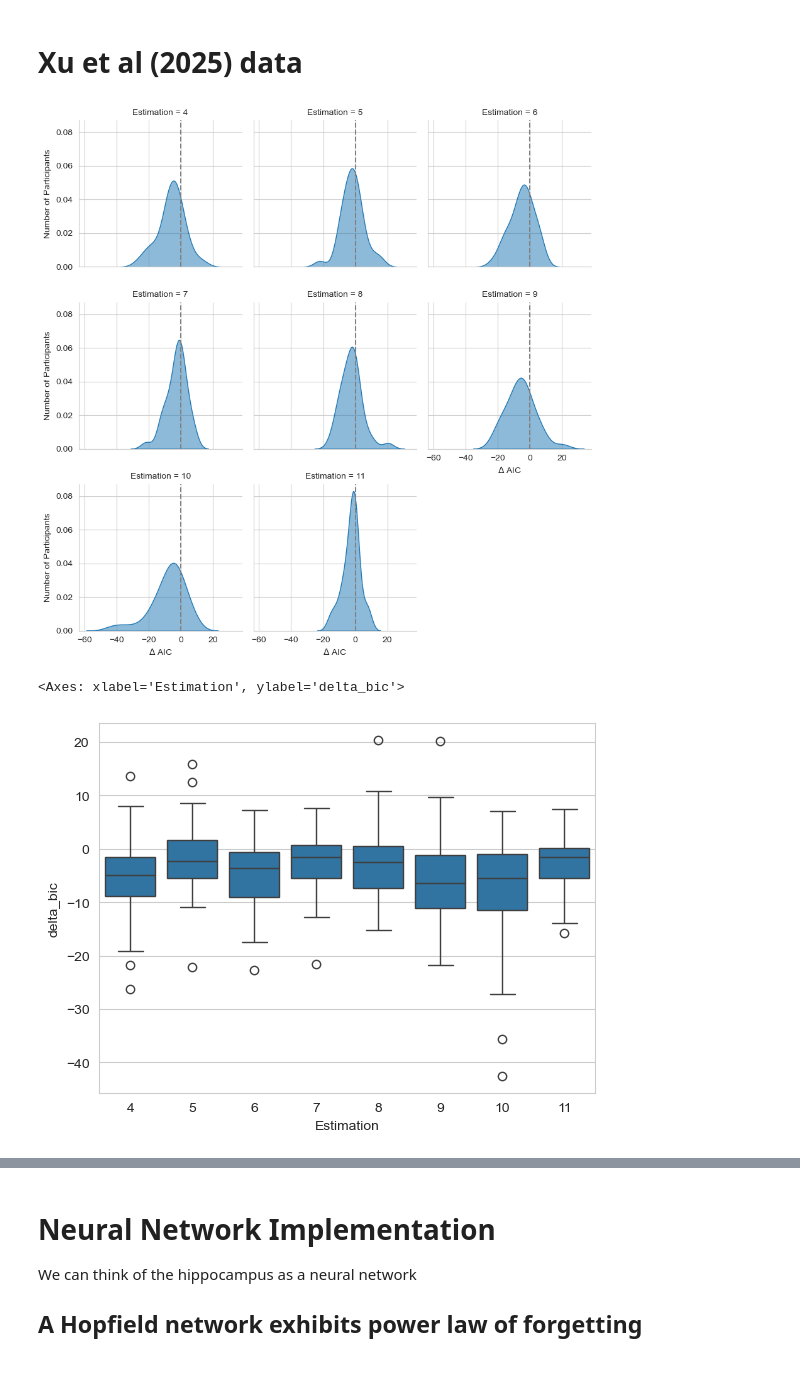
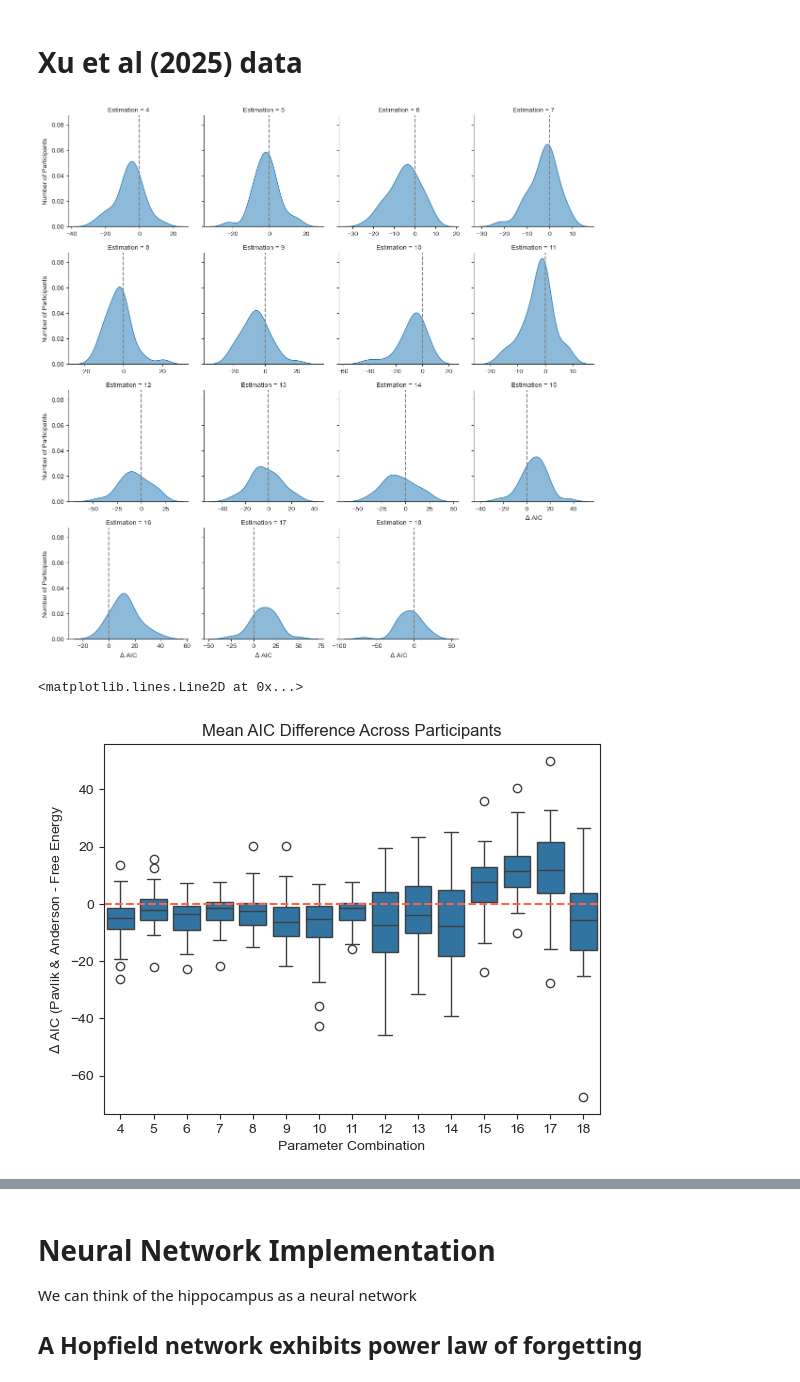
Before and after one commit to UWCCDL/SpacingEffect, a Jupyter notebook: spacing.ipynb, the cells around one changed output, grey strips where cells are left out. Saved outputs shown, nothing was run; the diff lists cells and outputs as text; code cells hidden in the pictures.

```diff
--- a/spacing.ipynb
+++ b/spacing.ipynb
@@ -1199,20 +1199,10 @@ plt.show()
 # Xu et al (2025) data
 # %%
 dfs=[]
-for i in np.arange(3, 11):
+for i in np.arange(3, 18):
     partial = pd.read_csv("fear/fit%d/slimstampen_model_comparison_summary.csv" % (i+1))
     partial['Estimation'] = (i+1)
     dfs.append(partial)
-
-
-df1 = pd.read_csv("fear/fit1/slimstampen_model_comparison_summary.csv")
-df1['Estimation'] = 1
-
-df2 = pd.read_csv("fear/fit2/slimstampen_model_comparison_summary.csv")
-df2['Estimation'] = 2
-
-df3 = pd.read_csv("fear/fit3/slimstampen_model_comparison_summary.csv")
-df3['Estimation'] = 3
 
 #df = pd.concat([df1, df2, df3])
 df = pd.concat(dfs)
@@ -1222,19 +1212,24 @@ mask = df['nll_fear'] < 1000
 
 df = df[mask]
 
-
-g = sns.FacetGrid(data=df, col="Estimation", col_wrap=3)
+sns.set_style("ticks")
+g = sns.FacetGrid(data=df, col="Estimation", col_wrap=4, sharex=False)
 #g.map_dataframe(sns.histplot, "delta_bic", bins=np.arange(-60, 60, 10))
-g.map_dataframe(sns.kdeplot, "delta_aic", fill=True, alpha=0.5)
+g.map_dataframe(sns.kdeplot, "delta_bic", fill=True, alpha=0.5)
 #g.map_dataframe(sns.boxplot, "delta_aic", fill=True)# alpha=0.5)
 g.set_axis_labels(r"$\Delta$ AIC", "Number of Participants")
 g.refline(x=0, linestyle="--")
 plt.tight_layout()
 # %% [output]
-[figure, old version]
+[figure, new version]
 # %%
-sns.boxplot(df, x="Estimation", y="delta_bic")
+sns.set_style("ticks")
+ax=sns.boxplot(df, x="Estimation", y="delta_bic")
+ax.set_xlabel("Parameter Combination")
+ax.set_ylabel(r"$\Delta$ AIC (Pavlik & Anderson - Free Energy")
+ax.set_title("Mean AIC Difference Across Participants")
+ax.axhline(y=0, color="tomato",linestyle="--")
 # %% [output]
-<Axes: xlabel='Estimation', ylabel='delta_bic'>
+<matplotlib.lines.Line2D at 0x...>
-[figure, old version]
+[figure, new version]
 # %%
```
Also changed, not shown: parts of 8 cells of this notebook, 6 other files.
